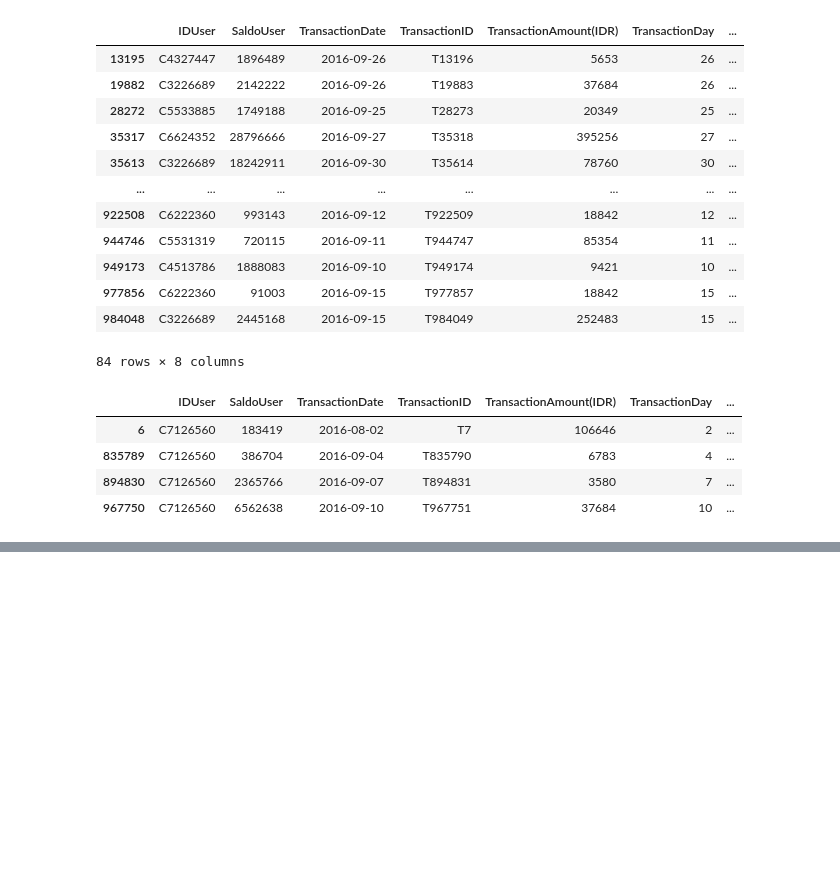
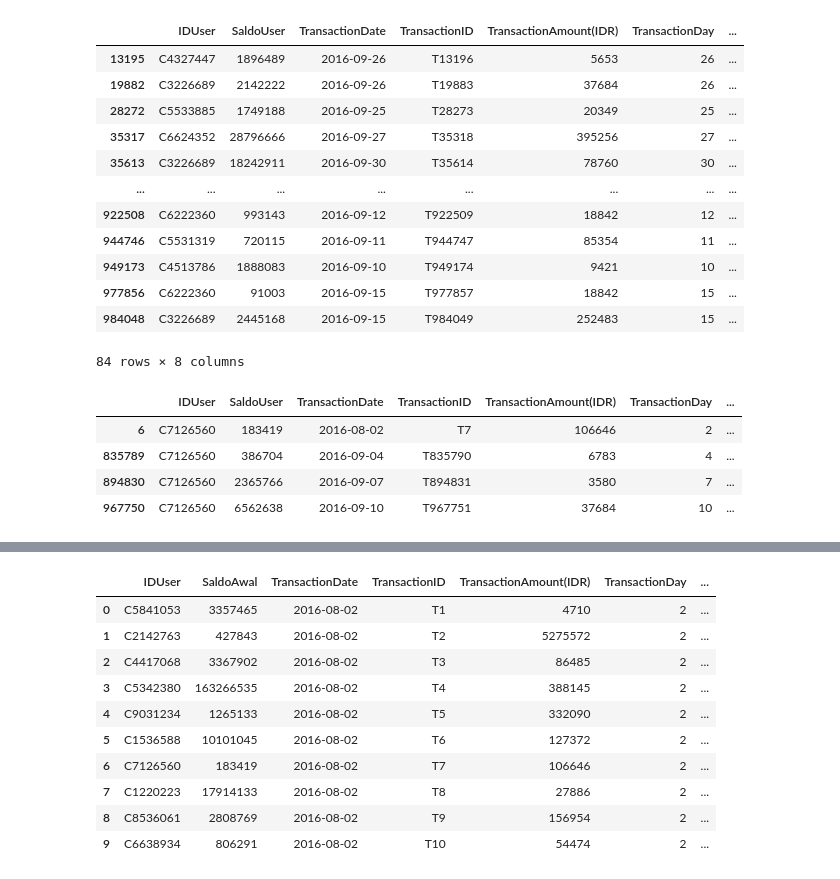
Before and after one commit to alouvre/CapstoneNeeds, a Jupyter notebook: Data_Collecting_FiturPrediksiPolaPengeluaranUser.ipynb, the cells around one changed output, grey strips where cells are left out. Drawn from its saved outputs; the diff is of its cells as text; code cells hidden in the pictures; blank space fills up the shorter version.

```diff
--- a/Data_Collecting_FiturPrediksiPolaPengeluaranUser.ipynb
+++ b/Data_Collecting_FiturPrediksiPolaPengeluaranUser.ipynb
@@ -343,3 +343,8 @@ data[data['IDUser'] == 'C7126560']
 | 835789 | C7126560 | 386704 | 2016-09-04 | T835790 | 6783 | 4 | ... |
 | 894830 | C7126560 | 2365766 | 2016-09-07 | T894831 | 3580 | 7 | ... |
 | 967750 | C7126560 | 6562638 | 2016-09-10 | T967751 | 37684 | 10 | ... |
+# %%
+# Mengganti nama kolom
+data = data.rename(columns={'SaldoUser': 'SaldoAwal'})
+
+data.head()
@@ -345,0 +358,19 @@ data[data['IDUser'] == 'C7126560']
+# %%
+# Hitung kuartil
+q1 = data['TransactionAmount(IDR)'].quantile(0.25)
+q3 = data['TransactionAmount(IDR)'].quantile(0.75)
+
+# Fungsi untuk menentukan label berdasarkan kuartil
+def label_kategori(selisih_saldo):
+    if selisih_saldo <= q1:
+        return 'Hemat'
+    elif q1 < selisih_saldo <= q3:
+        return 'Normal'
+    else:
+        return 'Boros'
+
+# Tambahkan kolom label
+data['Label'] = data['TransactionAmount(IDR)'].apply(label_kategori)
+
+# Tampilkan hasil
+data[['IDUser', 'TransactionAmount(IDR)', 'Label']]
@@ -345,0 +391,14 @@ data[data['IDUser'] == 'C7126560']
+# %%
+data.head(10)
+# %% [output]
+|  | IDUser | SaldoAwal | TransactionDate | TransactionID | TransactionAmount(IDR) | TransactionDay | ... |
+| 0 | C5841053 | 3357465 | 2016-08-02 | T1 | 4710 | 2 | ... |
+| 1 | C2142763 | 427843 | 2016-08-02 | T2 | 5275572 | 2 | ... |
+| 2 | C4417068 | 3367902 | 2016-08-02 | T3 | 86485 | 2 | ... |
+| 3 | C5342380 | 163266535 | 2016-08-02 | T4 | 388145 | 2 | ... |
+| 4 | C9031234 | 1265133 | 2016-08-02 | T5 | 332090 | 2 | ... |
+| 5 | C1536588 | 10101045 | 2016-08-02 | T6 | 127372 | 2 | ... |
+| 6 | C7126560 | 183419 | 2016-08-02 | T7 | 106646 | 2 | ... |
+| 7 | C1220223 | 17914133 | 2016-08-02 | T8 | 27886 | 2 | ... |
+| 8 | C8536061 | 2808769 | 2016-08-02 | T9 | 156954 | 2 | ... |
+| 9 | C6638934 | 806291 | 2016-08-02 | T10 | 54474 | 2 | ... |
```
Also changed, not shown: parts of 2 cells of this notebook.
